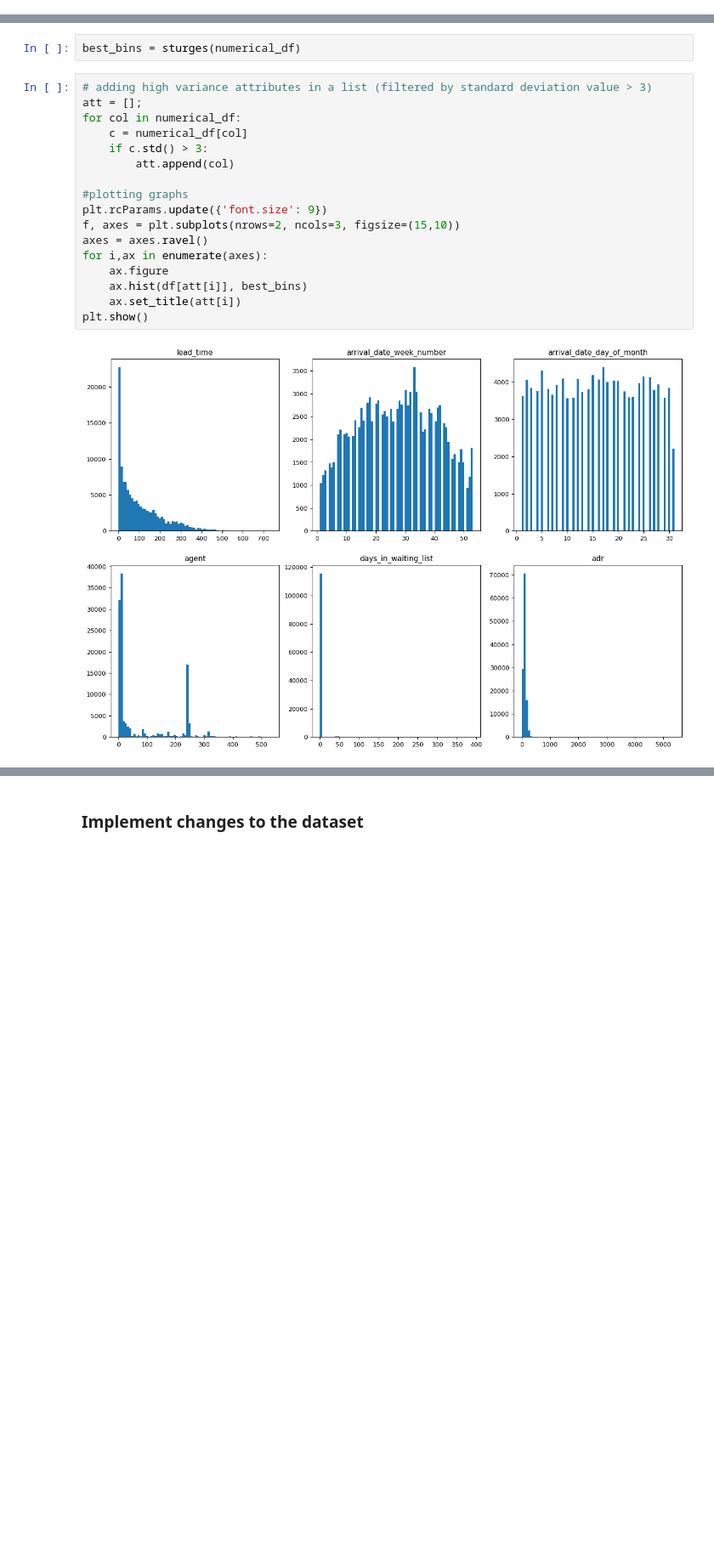
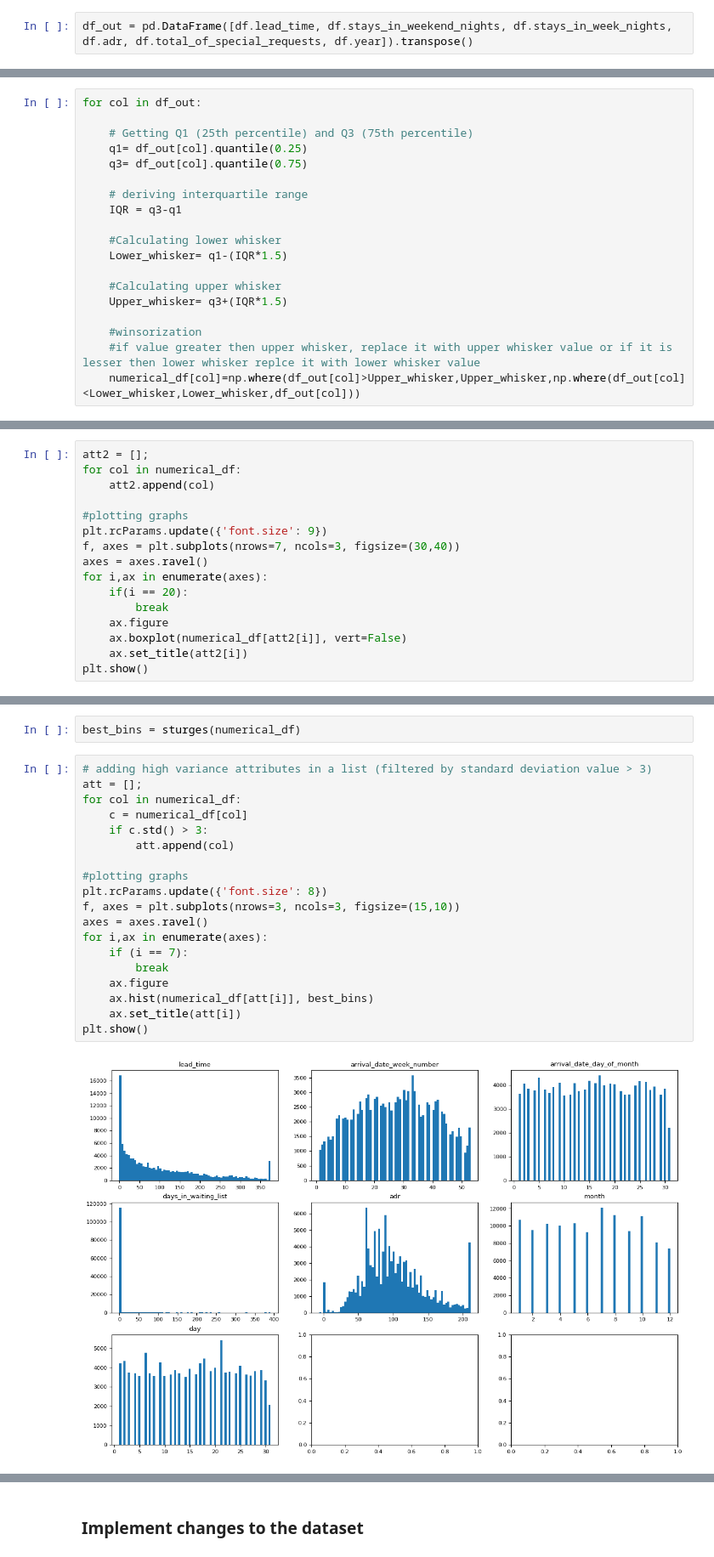
Before and after one commit to midoplays/DAProject, a Jupyter notebook: project.ipynb, the cells around one changed output, grey strips where cells are left out. Shown at 85% size. Saved outputs shown, nothing was run; the diff lists cells and outputs as text; blank space fills up the shorter version.

```diff
--- a/project.ipynb
+++ b/project.ipynb
@@ -354,0 +389,2 @@ dtype: float64
+# %%
+df_out = pd.DataFrame([df.lead_time, df.stays_in_weekend_nights, df.stays_in_week_nights, df.adr, df.total_of_special_requests, df.year]).transpose()
@@ -354,0 +403,19 @@ dtype: float64
+# %%
+for col in df_out:
+
+    # Getting Q1 (25th percentile) and Q3 (75th percentile)
+    q1= df_out[col].quantile(0.25)
+    q3= df_out[col].quantile(0.75)
+
+    # deriving interquartile range
+    IQR = q3-q1
+
+    #Calculating lower whisker
+    Lower_whisker= q1-(IQR*1.5)
+
+    #Calculating upper whisker
+    Upper_whisker= q3+(IQR*1.5)
+
+    #winsorization
+    #if value greater then upper whisker, replace it with upper whisker value or if it is lesser then lower whisker replce it with lower whisker value
+    numerical_df[col]=np.where(df_out[col]>Upper_whisker,Upper_whisker,np.where(df_out[col]<Lower_whisker,Lower_whisker,df_out[col]))
@@ -354,0 +424,16 @@ dtype: float64
+# %%
+att2 = [];
+for col in numerical_df:
+    att2.append(col)
+
+#plotting graphs
+plt.rcParams.update({'font.size': 9})
+f, axes = plt.subplots(nrows=7, ncols=3, figsize=(30,40))
+axes = axes.ravel()
+for i,ax in enumerate(axes):
+    if(i == 20):
+        break
+    ax.figure
+    ax.boxplot(numerical_df[att2[i]], vert=False)
+    ax.set_title(att2[i])
+plt.show()
@@ -372,20 +491,22 @@ best_bins = sturges(numerical_df)
 # %%
 # adding high variance attributes in a list (filtered by standard deviation value > 3)
 att = [];
 for col in numerical_df:
     c = numerical_df[col]
     if c.std() > 3:
         att.append(col)
 
 #plotting graphs
-plt.rcParams.update({'font.size': 9})
-f, axes = plt.subplots(nrows=2, ncols=3, figsize=(15,10))
+plt.rcParams.update({'font.size': 8})
+f, axes = plt.subplots(nrows=3, ncols=3, figsize=(15,10))
 axes = axes.ravel()
 for i,ax in enumerate(axes):
+    if (i == 7):
+        break
     ax.figure
-    ax.hist(df[att[i]], best_bins)
+    ax.hist(numerical_df[att[i]], best_bins)
     ax.set_title(att[i])
 plt.show()
 # %% [output]
-[figure, old version]
+[figure, new version]
 # %% [markdown]
```
Also changed, not shown: parts of 51 cells of this notebook.
